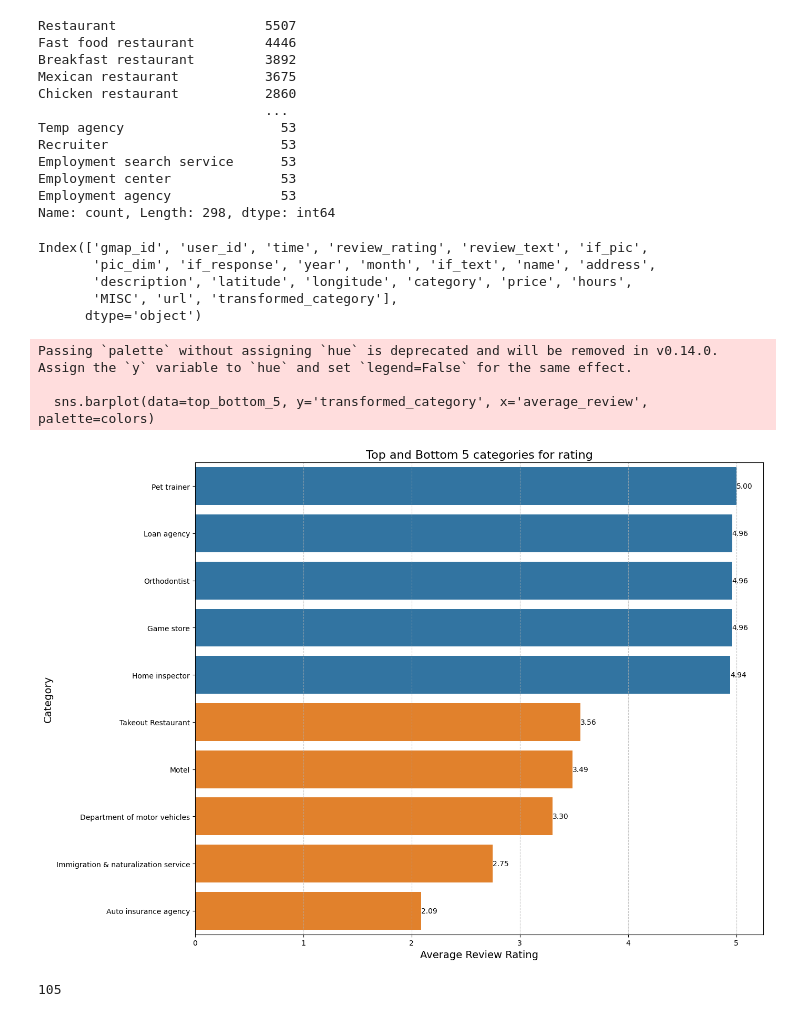
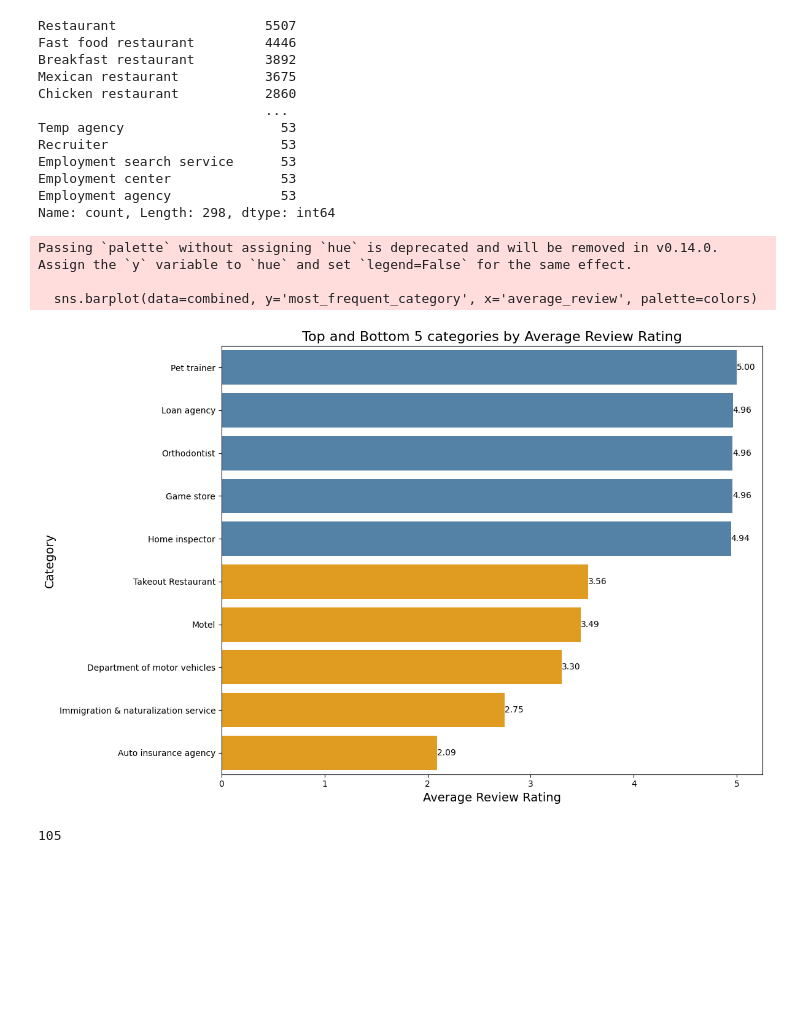
Before and after one commit to felix553/FIT5198-Assignment-1-, a Jupyter notebook: notebook_templates/task3_xxxxxxx.ipynb, the cells around one changed output. Drawn from its saved outputs; the diff is of its cells as text; code cells hidden in the pictures; blank space fills up the shorter version.

```diff
--- a/notebook_templates/task3_xxxxxxx.ipynb
+++ b/notebook_templates/task3_xxxxxxx.ipynb
@@ -691,14 +693,4 @@ The above map provides a close visaulisation of Los Angeles in particular as it
 merged_df["price"].unique()
 # %% [output]
 array([None, '$$', '$', '₩₩', '$$$', '₩'], dtype=object)
-# %%
-def encode_price(price):
-    encoding_map = {
-        '₩': 1,
-        '₩₩': 2,
-        '$': 3,
-        '$$': 4,
-        '$$$': 5
-    }
-    return encoding_map.get(price, np.nan)  # Return np.nan for None or any other unexpected value
 # %%
@@ -779,8 +785,7 @@ Employment center              53
 Employment agency              53
 Name: count, Length: 298, dtype: int64
 # %%
-
-# Create a dictionary mapping categories to their counts
+# Create a dictionary containing category counts
 category_count_dict = category_counts.to_dict()
 
 # Define a function to replace categories with the most frequent one
@@ -789,61 +794,49 @@ def assign_most_frequent_category(categories):
         return None
     if len(categories) == 1:
         return categories[0]
-    # Find the most frequent category based on the count dictionary
+    # Find the most frequently appearing category
     sorted_categories = sorted(categories, key=lambda x: category_count_dict.get(x, 0), reverse=True)
+    #print(sorted_categories)
     return sorted_categories[0]
 
-# Apply the function to transform the 'category' column
-merged_df['transformed_category'] = merged_df['category'].apply(lambda x: assign_most_frequent_category(x))
+# Transform category to most frequent category
+merged_df['most_frequent_category'] = merged_df['category'].apply(lambda x: assign_most_frequent_category(x))
-# %%
-merged_df.columns
-# %% [output]
-Index(['gmap_id', 'user_id', 'time', 'review_rating', 'review_text', 'if_pic',
-       'pic_dim', 'if_response', 'year', 'month', 'if_text', 'name', 'address',
-       'description', 'latitude', 'longitude', 'category', 'price', 'hours',
-       'MISC', 'url', 'transformed_category'],
-      dtype='object')
 # %%
-
-# Aggregate data
-aggregated_df = merged_df.groupby(['transformed_category']).agg(
-    count=('transformed_category', 'size'),
+# Aggregate data based on new category
+aggregated_df = merged_df.groupby(['most_frequent_category']).agg(
+    count=('most_frequent_category', 'size'),
     average_review=('review_rating', 'mean')
 ).reset_index()
 
 # Sort and filter
 aggregated_df = aggregated_df.sort_values(by='average_review', ascending=False)
 top_5 = aggregated_df.head(5)
 bottom_5 = aggregated_df.tail(5)
-top_bottom_5 = pd.concat([top_5, bottom_5])
+combined = pd.concat([top_5, bottom_5])
 
-# Define color palette
-colors = ['#1f77b4'] * len(top_5) + ['#ff7f0e'] * len(bottom_5)  # Blue for top 5, Orange for bottom 5
+# Define color code
+colors = ['steelblue'] * 5 + ['orange'] * 5  # Blue for top 5, Orange for bottom 5
 
-# Set the plot size
-plt.figure(figsize=(14, 10))
 
-# Create a horizontal bar chart with custom colors
-sns.barplot(data=top_bottom_5, y='transformed_category', x='average_review', palette=colors)
+plt.figure(figsize=(12, 8))
+# Generate bar chart
+sns.barplot(data=combined, y='most_frequent_category', x='average_review', palette=colors)
 
-# Add labels on bars
-for index, value in enumerate(top_bottom_5['average_review']):
+# Add labels
+for index, value in enumerate(combined['average_review']):
     plt.text(value, index, f'{value:.2f}', va='center', ha='left', fontsize=10, color='black')
 
-# Customize the plot
-plt.title('Top and Bottom 5 categories for rating', fontsize=16)
+plt.title('Top and Bottom 5 categories by Average Review Rating', fontsize=16)
 plt.xlabel('Average Review Rating', fontsize=14)
 plt.ylabel('Category', fontsize=14)
-plt.grid(axis='x', linestyle='--', alpha=0.7)
 
-# Show the plot
 plt.tight_layout()
 plt.show()
 # %% [output]
 Passing `palette` without assigning `hue` is deprecated and will be removed in v0.14.0. Assign the `y` variable to `hue` and set `legend=False` for the same effect.
 
-  sns.barplot(data=top_bottom_5, y='transformed_category', x='average_review', palette=colors)
+  sns.barplot(data=combined, y='most_frequent_category', x='average_review', palette=colors)
-[figure, old version]
+[figure, new version]
 # %%
 len(merged_df['transformed_category'].unique())
 # %% [output]
```
Also changed, not shown: parts of 8 cells of this notebook.
